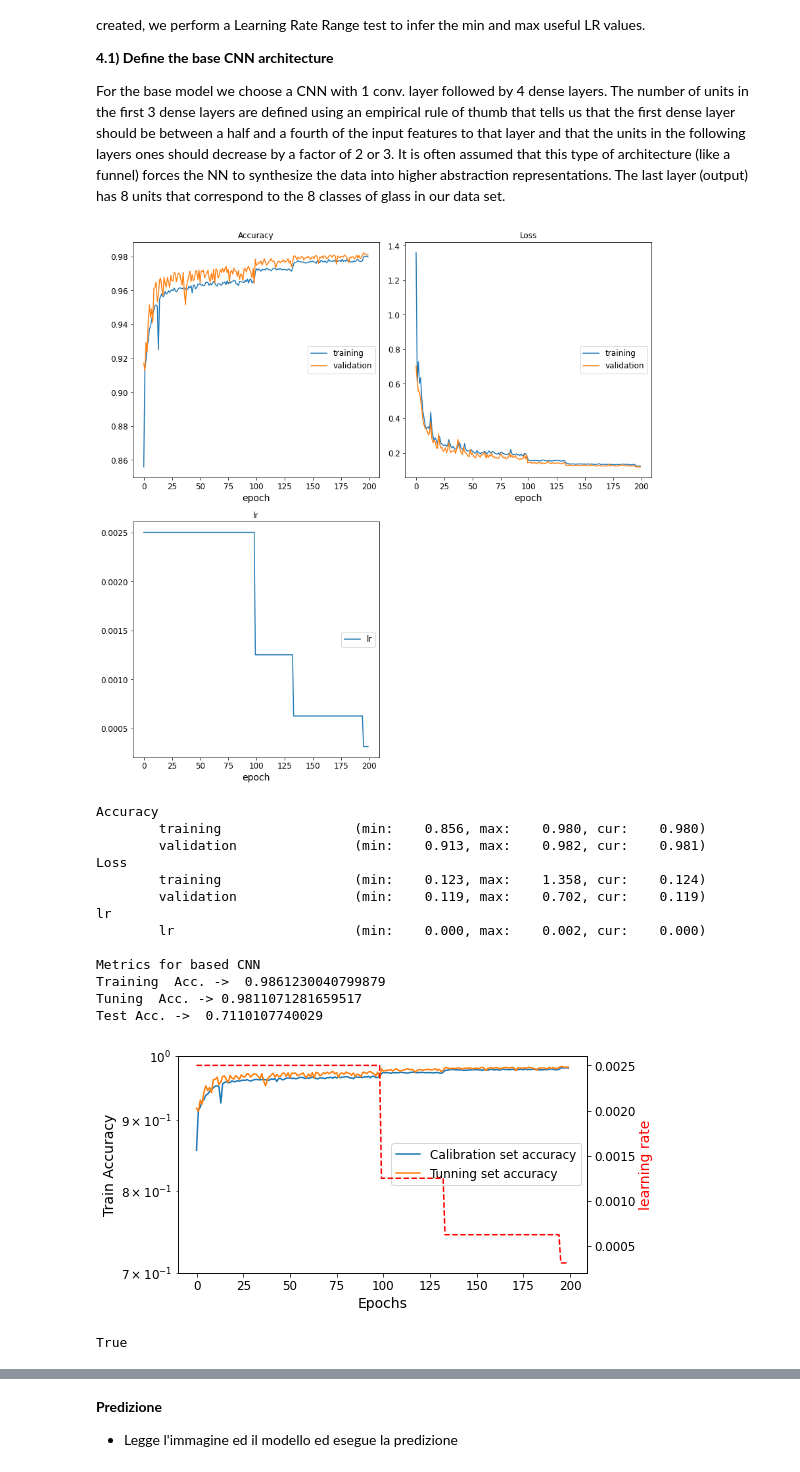
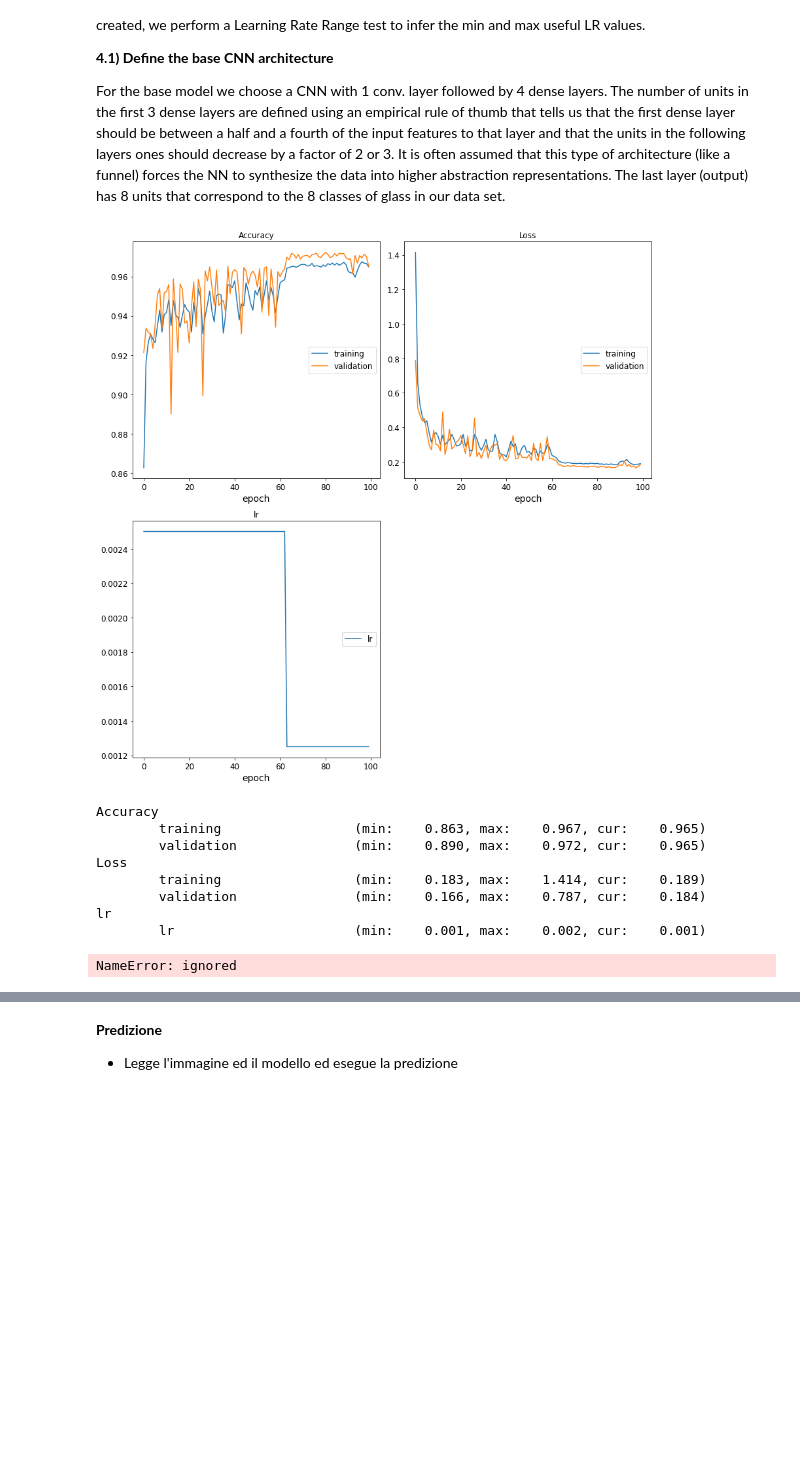
Before and after one commit to giustinod/nir-data, a Jupyter notebook: CNN_optimization_for_classification.ipynb, the cells around one changed output, grey strips where cells are left out. Saved outputs shown, nothing was run; the diff lists cells and outputs as text; code cells hidden in the pictures; blank space fills up the shorter version.

```diff
--- a/CNN_optimization_for_classification.ipynb
+++ b/CNN_optimization_for_classification.ipynb
@@ -815,12 +852,25 @@ from sklearn import datasets
 from sklearn import model_selection
 from sklearn import metrics
 
+# loading datasets
+s3_client.download_file('pls-regression', 'saved_models/cal_labels.npy', 'cal_labels.npy')
+cal_labels = np.load('cal_labels.npy')
+s3_client.download_file('pls-regression', 'saved_models/cal_features1.npy', 'cal_features1.npy')
+cal_features1 = np.load('cal_features1.npy')
+s3_client.download_file('pls-regression', 'saved_models/val_labels.npy', 'val_labels.npy')
+val_labels = np.load('val_labels.npy')
+s3_client.download_file('pls-regression', 'saved_models/val_features1.npy', 'val_features1.npy')
+val_features1 = np.load('val_features1.npy')
+
 ## Create new model with optmized hyperparamters
 model_base = create_base_model()
 
 ## Compile the model using sparse_categorical_crossentropy for cleanlab
 model_base.compile(optimizer=tf.keras.optimizers.Adam(learning_rate=0.0025),
               loss="sparse_categorical_crossentropy", metrics=["acc"])
+
+# Print a summary of the base model and plot the architecture
+model_base.summary()
 
 kc_model = KerasClassifier(model_base, epochs=10)
 
@@ -862,17 +912,28 @@ cfr. https://scikit-learn.org/stable/modules/neural_networks_supervised.html#cla
 from sklearn import metrics
 from sklearn.neural_network import MLPClassifier
 
-clf = MLPClassifier(solver='lbfgs', alpha=1e-5, hidden_layer_sizes = (5, 2), random_state=1)
-clf.fit(cal_features1, cal_labels)
-score = clf.score(val_features1, val_labels)
+clf = MLPClassifier(solver='adam', alpha=1e-5, hidden_layer_sizes = (5, 2), random_state=1)
+# clf.fit(cal_features1, cal_labels)
+# score = clf.score(val_features1, val_labels)
+# print('score: ', score)
+
+# trying to use MLPClassifier with cleanlab
+cl = cleanlab.classification.CleanLearning(clf)
+
+cl.fit(cal_features1, cal_labels.astype(int))
+score = cl.score(val_features1, val_labels.astype(int))
 print('score: ', score)
 
-#Creating matplotlib axes object to assign figuresize and figure title
-fig, ax = plt.subplots(figsize=(10, 6))
-ax.set_title('Confusion Matrix')
+dump(cl, open('cl.pkl', 'wb'))
+upload_file('cl.pkl')
+# trying to use MLPClassifier with cleanlab
 
-disp = metrics.plot_confusion_matrix(clf, val_features1, val_labels, display_labels = val_labels, ax = ax)
-disp.confusion_matrix
+# Creating matplotlib axes object to assign figuresize and figure title
+# fig, ax = plt.subplots(figsize=(10, 6))
+# ax.set_title('Confusion Matrix')
 
-print(metrics.classification_report(val_labels, clf.predict(val_features1)))
+# disp = metrics.plot_confusion_matrix(cl, val_features1, val_labels, display_labels = val_labels, ax = ax)
+# disp.confusion_matrix
+
+print(metrics.classification_report(val_labels, cl.predict(val_features1)))
 # %% [output]
@@ -953,7 +1013,7 @@ model_base.compile(optimizer=tf.keras.optimizers.Adam(learning_rate=0.0025),
               loss="categorical_crossentropy", metrics=["acc"])
 
 ## Train new model using optimal batch size. Extend the epochs a bit to see if results improve
-history0 = model_base.fit(x_cal_scaled_col, y_cal, batch_size=512, epochs=200, \
+history0 = model_base.fit(x_cal_scaled_col, y_cal, batch_size=512, epochs=100, \
           validation_data=(x_tuning_scaled_col, y_tuning),\
           callbacks=[rdlr, early_stop, PlotLossesKerasTF() ], verbose=0)
 
@@ -972,46 +1032,40 @@ CalAcc_base = accuracy_score(cal_labels, cal_Yhat_base)
 ValAcc_base = accuracy_score(val_labels, val_Yhat_base)
 
 print('\nMetrics for based CNN ')
 print('Training  Acc. -> ', CalAcc_base)
 print('Tuning  Acc. ->', ValAcc_base)
 print('Test Acc. -> ', TestAcc_base)
 
 ## If you used Livelossplot, you can skip this. Otherwise we can take a look at the training process by plotting the
 ## models history.
 plt.figure(figsize=(8,4))
 plt.plot(history0.history['acc'], label='Calibration set accuracy')
 plt.plot(history0.history['val_acc'], label='Tunning set accuracy')
 plt.yscale('log')
 plt.ylabel('Train Accuracy')
 plt.xlabel('Epochs')
 plt.ylim(0.7,1)
 plt.legend(loc=5)
 ## In case you used ReduceLROnPlateau() you can plot the lr as well
 ax2 = plt.gca().twinx()
 ax2.plot(history0.history['lr'], 'r--')
 ax2.set_ylabel('learning rate',color='r')
 plt.tight_layout()
 plt.savefig('train_tun_loss.png', dpi=96)
 plt.show()
 
 # Save the entire model to a HDF5 file.
 # The '.h5' extension indicates that the model should be saved to HDF5.
 model_base.save('cnn_model.h5')
 upload_file('cnn_model.h5')
 # %% [output]
-[figure, old version]
+[figure, new version]
 Accuracy
-        training                 (min:    0.856, max:    0.980, cur:    0.980)
-        validation               (min:    0.913, max:    0.982, cur:    0.981)
+        training                 (min:    0.863, max:    0.967, cur:    0.965)
+        validation               (min:    0.890, max:    0.972, cur:    0.965)
 Loss
-        training                 (min:    0.123, max:    1.358, cur:    0.124)
-        validation               (min:    0.119, max:    0.702, cur:    0.119)
+        training                 (min:    0.183, max:    1.414, cur:    0.189)
+        validation               (min:    0.166, max:    0.787, cur:    0.184)
 lr
-        lr                       (min:    0.000, max:    0.002, cur:    0.000)
-
-Metrics for based CNN
-Training  Acc. ->  0.9861230040799879
-Tuning  Acc. -> 0.9811071281659517
-Test Acc. ->  0.7110107740029
+        lr                       (min:    0.001, max:    0.002, cur:    0.001)
-[figure, removed]
-True
+NameError: ignored
```
Also changed, not shown: parts of 11 cells of this notebook.
